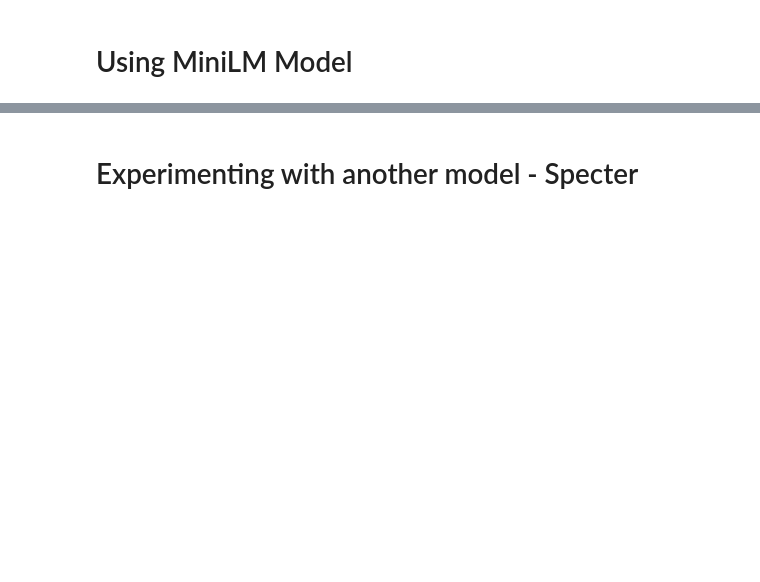
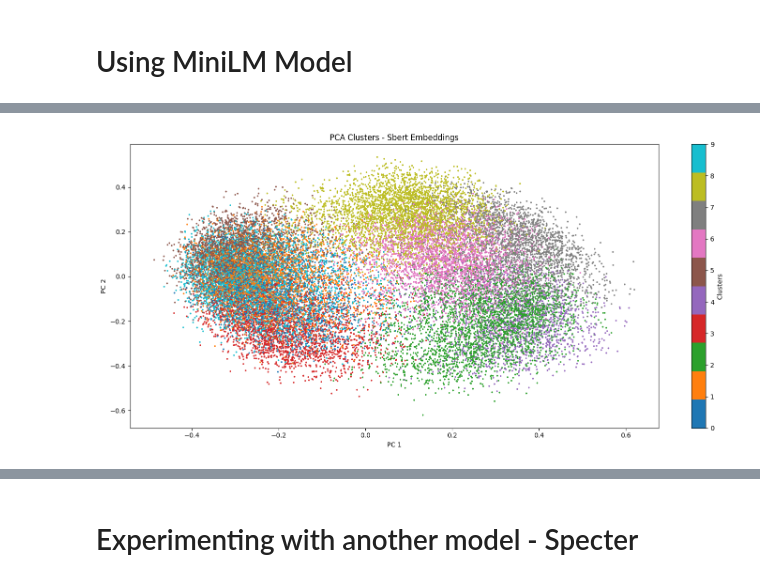
Before and after one commit to rohan-crypto/Text_Analytics_Team33_Task3, a Jupyter notebook: notebooks/SBERT_Nithya.ipynb, the cells around one changed output, grey strips where cells are left out. Cells and saved outputs as stored; diff of their text form; code cells hidden in the pictures; blank space fills up the shorter version.

```diff
--- a/notebooks/SBERT_Nithya.ipynb
+++ b/notebooks/SBERT_Nithya.ipynb
@@ -87,32 +212,32 @@ for c in range(number_of_clusters):
 X_matrix = embeddings
 mu = X_matrix.mean(axis=0)
 Z = X_matrix - mu
 
 cov_matrix = np.cov(Z,rowvar=False)
 
 eigvals, eigvecs = np.linalg.eigh(cov_matrix)
 
 idx = np.argsort(eigvals)[::-1]
 eigvecs = eigvecs[:,idx]
 pca_projection = Z @ eigvecs[:,:2]
 
 df['pca_1'] = pca_projection[:,0]
 df['pca_2'] = pca_projection[:,1]
 
 fig, ax = plt.subplots(figsize=(15,7))
 
-scatter = ax.scatter(df['pca_1'],df['pca_2'],c=df['kmeans_clusters'],cmap='tab10',s=2,alpha=0.5)
-
 scatter = ax.scatter(df['pca_1'],df['pca_2'],c=df['kmeans_clusters'],cmap='tab10',s=2)
 
 plt.colorbar(scatter,ax=ax,label='Clusters')
 
 ax.set_title('PCA Clusters - Sbert Embeddings',fontsize=12)
 ax.set_xlabel('PC 1')
 ax.set_ylabel('PC 2')
 plt.tight_layout()
 
 plt.savefig('/content/pca_clusters_nithya_sbert.png',dpi=150)
 plt.show()
 
 files.download('/content/pca_clusters_nithya_sbert.png')
+# %% [output]
+[figure, added]
```
Also changed, not shown: parts of 43 cells of this notebook, 4 other files.
